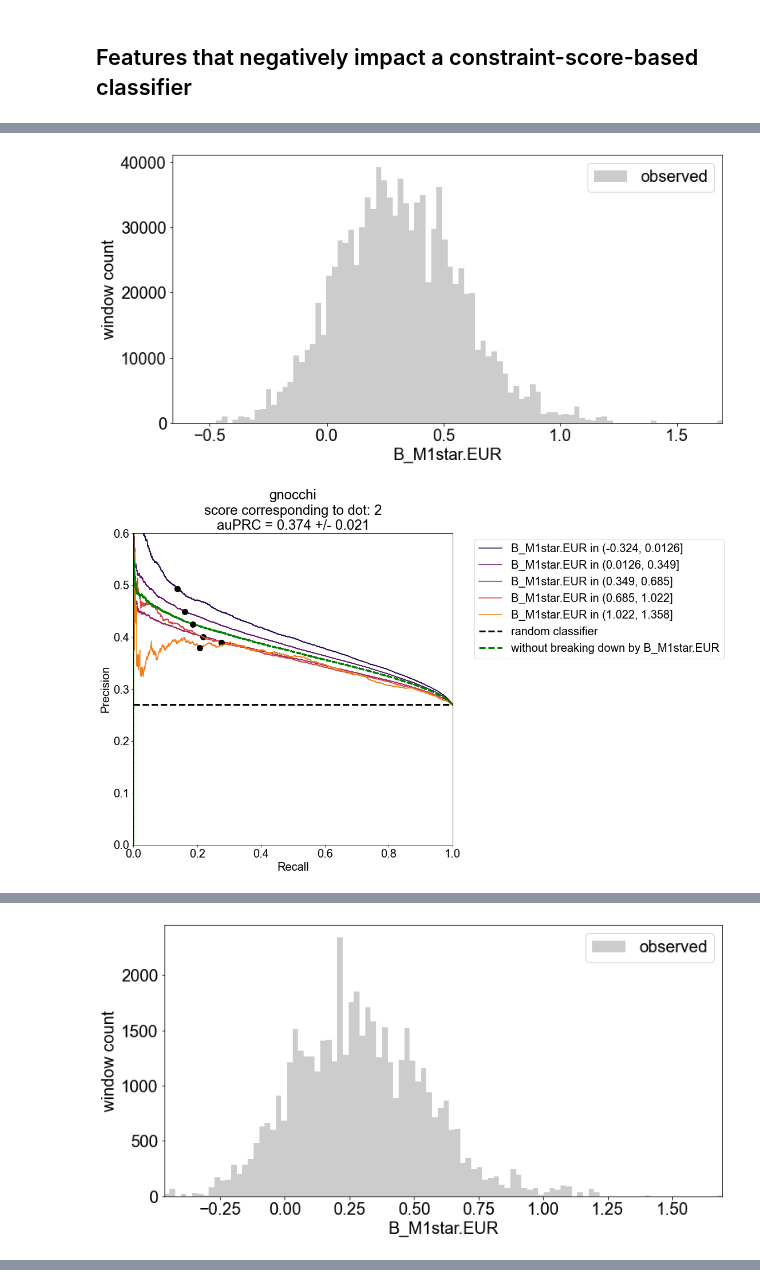
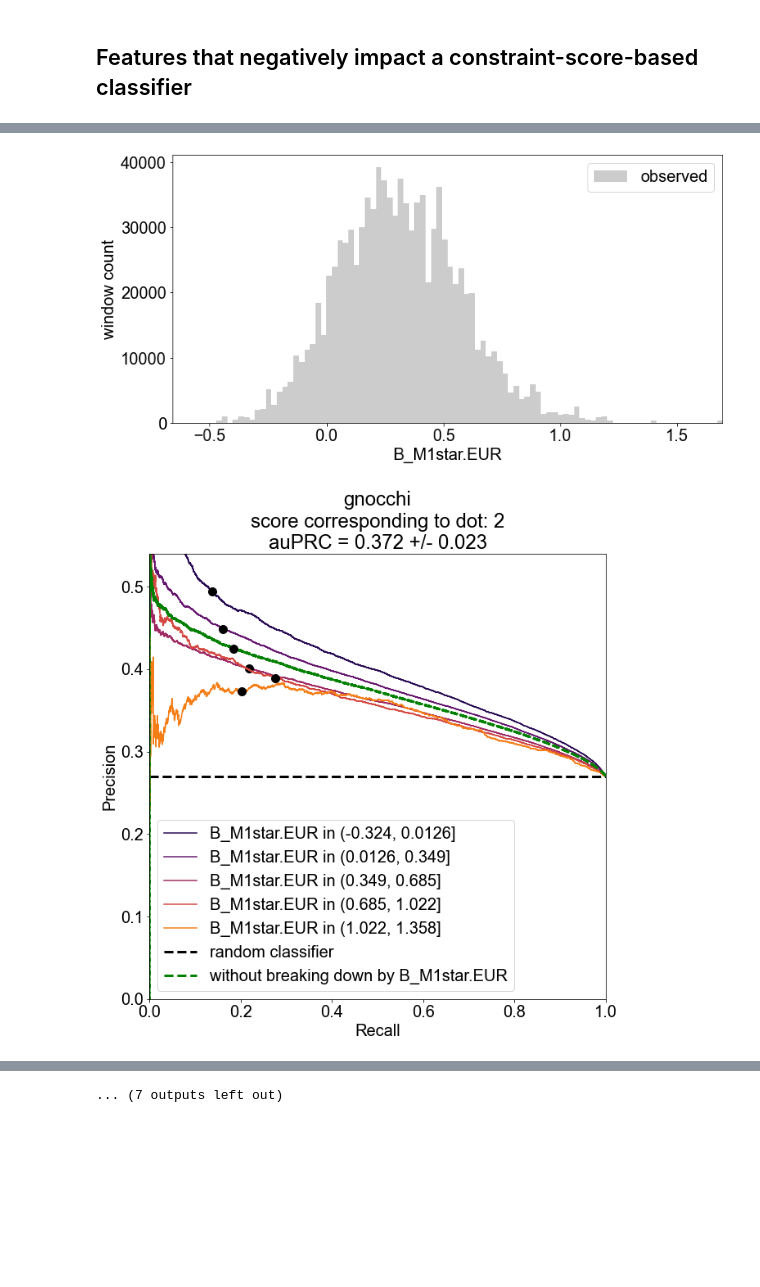
Before and after one commit to quinlan-lab/constraint-tools, a Jupyter notebook: papers/neutral_models_are_biased/6.Halldorsson/main.2.ipynb, the cells around one changed output, grey strips where cells are left out. Drawn from its saved outputs; the diff is of its cells as text; code cells hidden in the pictures; blank space fills up the shorter version.

```diff
--- a/papers/neutral_models_are_biased/6.Halldorsson/main.2.ipynb
+++ b/papers/neutral_models_are_biased/6.Halldorsson/main.2.ipynb
@@ -515,10 +575,8 @@ conditioning on B_M1star.EUR in [0.23484766553012815, 0.39348785122344543]
 # %%
-plot_auPRC_wrapper(
-  WINDOWS,
-  gc_window_size=1000,
-  feature='B_M1star.EUR',
-  number_bins=7,
-  ylim=(0, 0.6),
+plot_area_under_curve_wrapper(
+    gc_window_size=1000,
+    feature='B_M1star.EUR',
+    number_bins=7,
 )
 # %% [output]
 (-0.663, -0.324]: 3604
@@ -535,3 +593,3 @@ plot_auPRC_wrapper(
 (1.358, 1.695]: 661
 [figure]
-[figure, old version]
+[figure, new version]
@@ -547,4 +606,3 @@ conditioning on B in [0.7824028390130828, 0.8536915045402709]
 (0.768, 1.077]: 1565
 (1.077, 1.386]: 228
 (1.386, 1.695]: 6
-[figure, old version]
@@ -581 +629,2 @@ conditioning on B in [0.7824028390130828, 0.8536915045402709]
+... (7 outputs left out)
 # %% [markdown]
```
Also changed, not shown: parts of 9 cells of this notebook.
